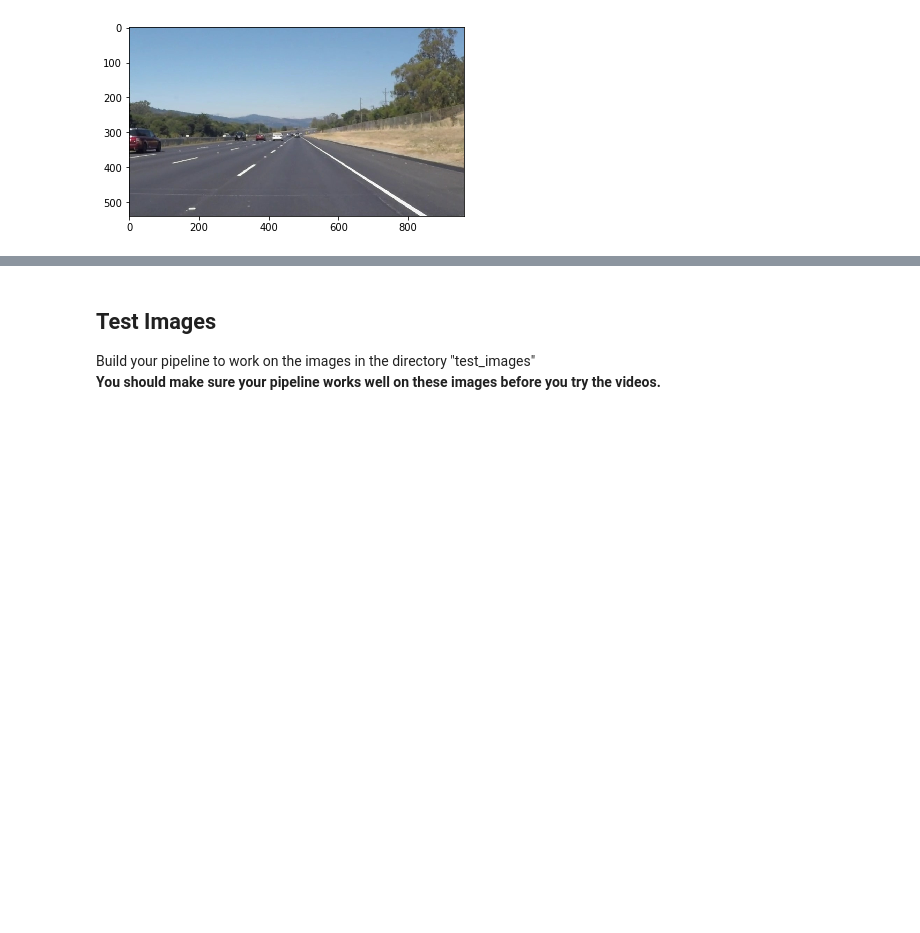
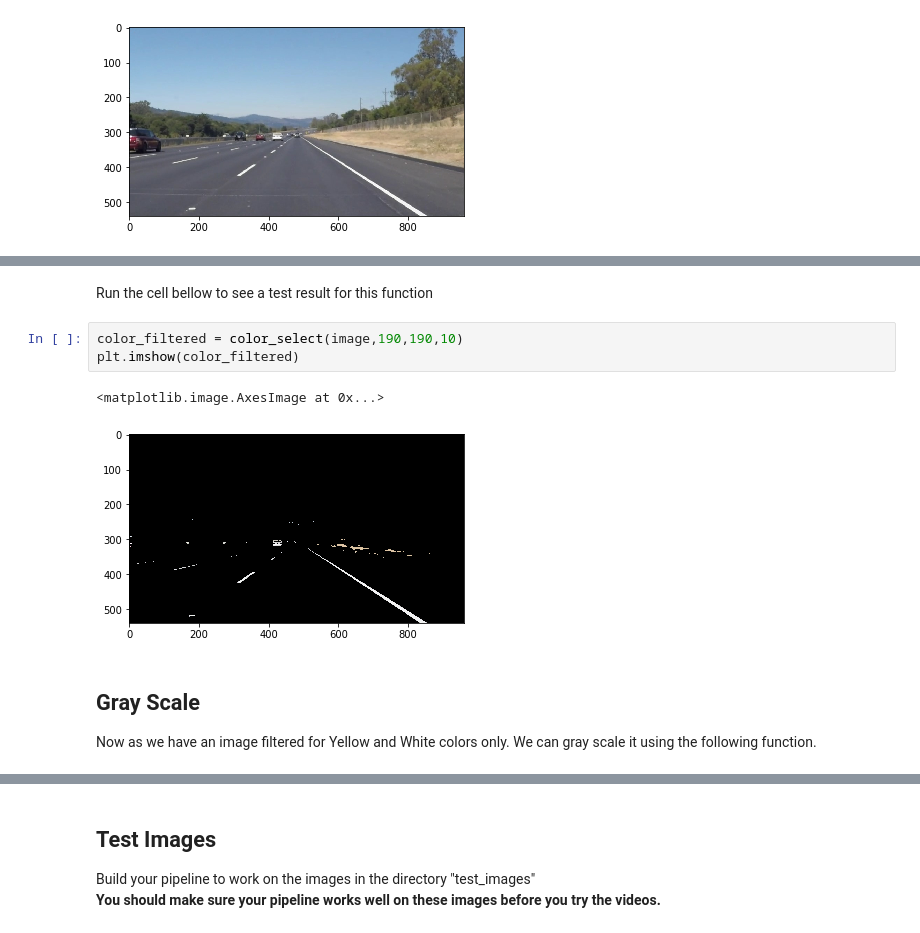
Before and after one commit to melsobky/carnd_T1_P1_LD, a Jupyter notebook: Lane Detection Project.ipynb, the cells around one changed output, grey strips where cells are left out. Saved outputs shown, nothing was run; the diff lists cells and outputs as text; blank space fills up the shorter version.

```diff
--- a/Lane Detection Project.ipynb
+++ b/Lane Detection Project.ipynb
@@ -80,0 +63,11 @@ Below are some helper functions to help get you started. They should look famili
+# %% [markdown]
+Run the cell bellow to see a test result for this function
+# %%
+color_filtered = color_select(image,190,190,10)
+plt.imshow(color_filtered)
+# %% [output]
+<matplotlib.image.AxesImage at 0x...>
+[figure, added]
+# %% [markdown]
+## Gray Scale
+Now as we have an image filtered for Yellow and White colors only. We can gray scale it using the following function.
```
Also changed, not shown: parts of 58 cells of this notebook, 13 other files.
